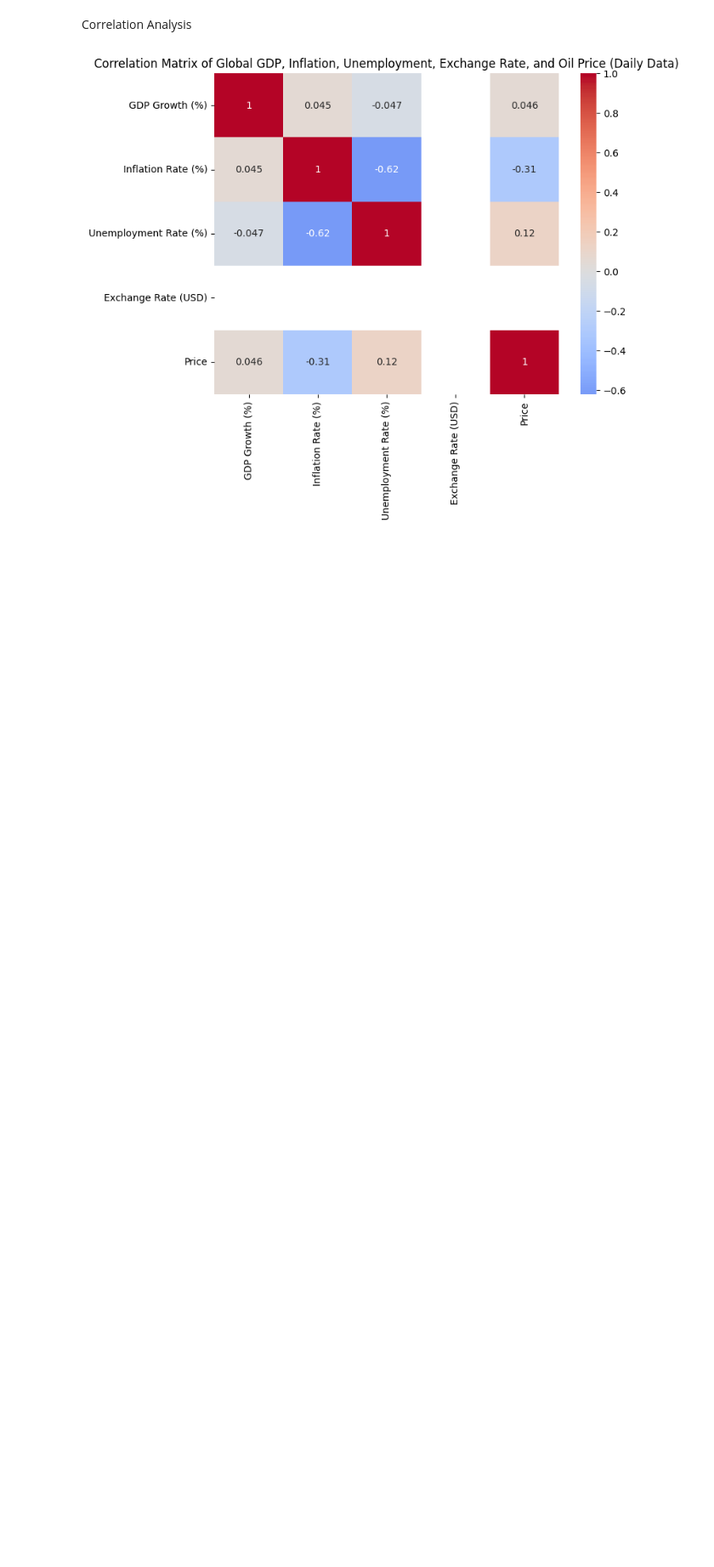
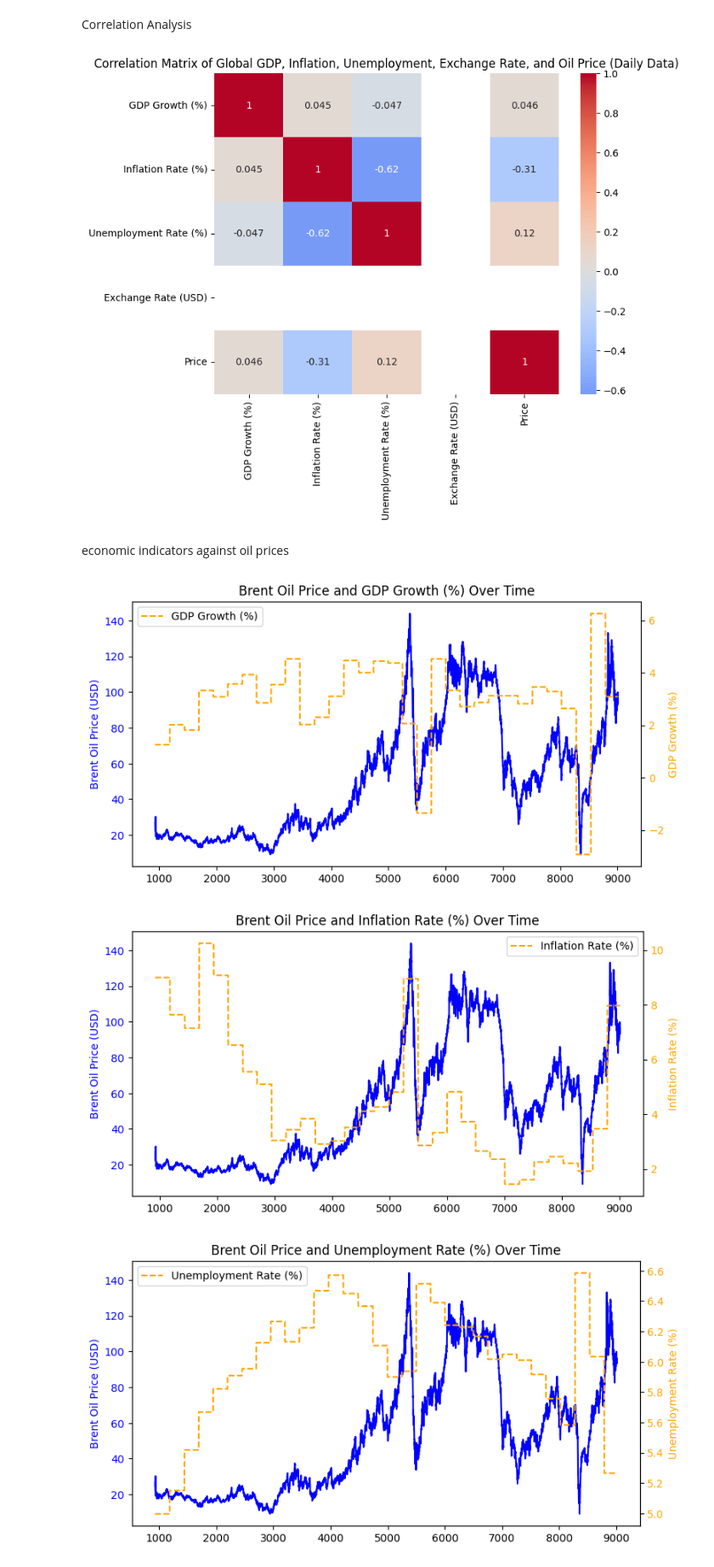
Before and after one commit to fro-su/Birhan_Energies, a Jupyter notebook: notebooks/time_series_analysis.ipynb, the cells around one changed output. Shown: that part at 85% size. Cells and saved outputs as stored; diff of their text form; code cells hidden in the pictures; blank space fills up the shorter version.

Commit message:
plots for economic indicators against oil prices

```diff
--- a/notebooks/time_series_analysis.ipynb
+++ b/notebooks/time_series_analysis.ipynb
@@ -153,3 +153,27 @@ Correlation Analysis
 data_extracter.calculate_correlations()
 # %% [output]
 [figure]
+# %% [markdown]
+economic indicators against oil prices
+# %%
+# plots for economic indicators against oil prices
+for column in ['GDP Growth (%)', 'Inflation Rate (%)', 'Unemployment Rate (%)']:
+    fig, ax1 = plt.subplots(figsize=(8, 4))  # Adjusted size for a smaller plot
+
+    ax1.plot(data.index, data['Price'], color='blue', label='Brent Oil Price')
+    ax1.set_ylabel('Brent Oil Price (USD)', color='blue')
+    ax1.tick_params(axis='y', labelcolor='blue')
+
+    ax2 = ax1.twinx()
+    ax2.plot(data.index, data[column], color='orange', linestyle='--', label=column)
+    ax2.set_ylabel(column, color='orange')
+    ax2.tick_params(axis='y', labelcolor='orange')
+
+    fig.tight_layout()
+    plt.title(f"Brent Oil Price and {column} Over Time")
+    plt.legend()
+    plt.show()
+# %% [output]
+[figure, added]
+[figure, added]
+[figure, added]
```
